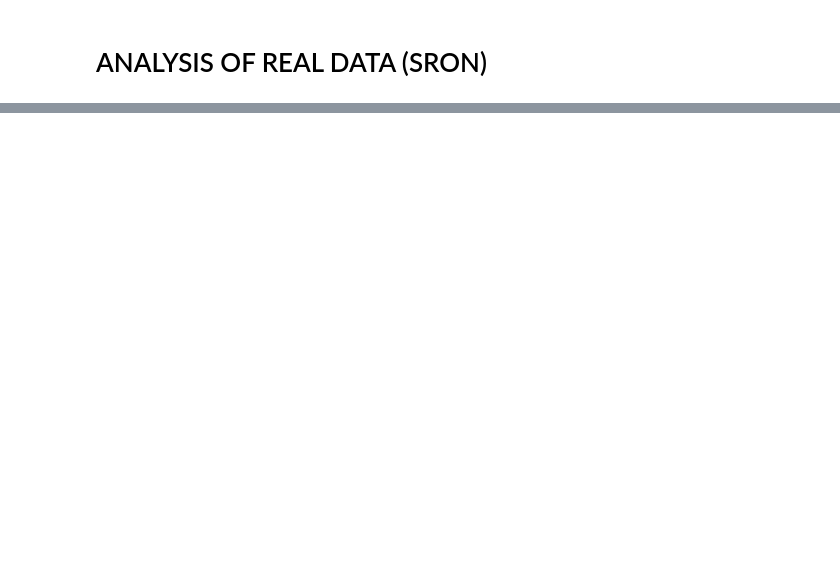
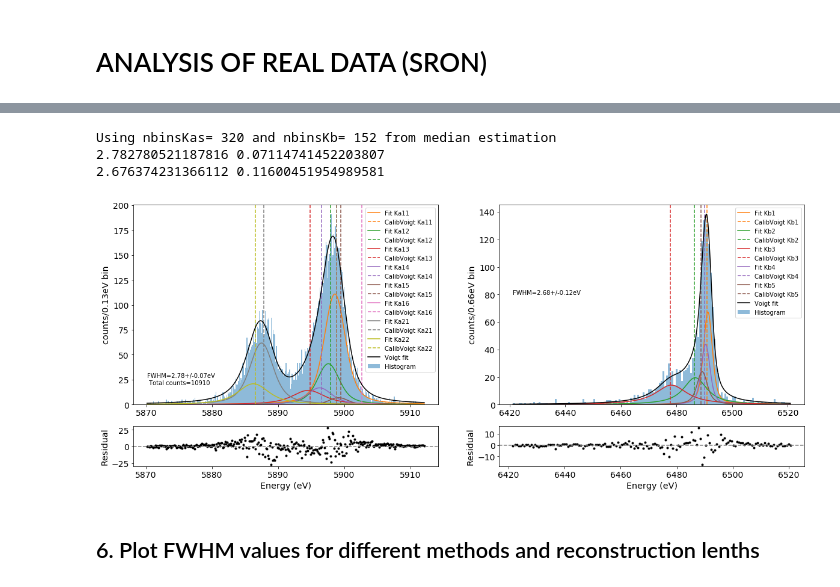
Before and after one commit to mtceballos/SIRENAcode, a Jupyter notebook: realData/h5Files/analysis.ipynb, the cells around one changed output, grey strips where cells are left out. Drawn from its saved outputs; the diff is of its cells as text; code cells hidden in the pictures; blank space fills up the shorter version.

```diff
--- a/realData/h5Files/analysis.ipynb
+++ b/realData/h5Files/analysis.ipynb
@@ -824,0 +176,4 @@ auxpy.fitVoigt2hist(data1=enerKasAbs_HR, data2=enerKbAbs_HR, lines1=MnKas, lines
+# %%
+# library Ka1 creation
+fileph_Ka1 = resDir + "/" + "file_Ka1.fits" # data file with only those single records with Ka1 lines
+libKa1 = resDir + "/" + "library_Ka1_ratio" + str(ratio) + "_8192" +  pBstr + ".fits"
@@ -824,0 +954,11 @@ auxpy.fitVoigt2hist(data1=enerKasAbs_HR, data2=enerKbAbs_HR, lines1=MnKas, lines
+# %%
+%%script false --no-raise-error
+# Plot residuals curve to select best number of bins for Kas and Kb
+plt.clf()
+fig = plt.figure(figsize=(20, 6))
+ax1 = fig.add_subplot(1,2,1)
+ax2 = fig.add_subplot(1,2,2)
+fitVoigt2hist(data=enerKas_HR_jitter_bsln, lines=MnKas, nbins=np.arange(50,400,5), ax0=ax1)
+ax1.set_title("MnKas")
+fitVoigt2hist(data=enerKb_HR_jitter_bsln, lines=MnKb, nbins=np.arange(50,200,1), ax0=ax2)
+ax2.set_title("MnKb")
@@ -824,0 +1047,42 @@ auxpy.fitVoigt2hist(data1=enerKasAbs_HR, data2=enerKbAbs_HR, lines1=MnKas, lines
+# %%
+#%%script false --no-raise-error
+
+# Plot representative (median) fitting
+fig = plt.figure(figsize=(20, 8))
+ax1 = fig.add_subplot(1,2,1)
+ax2 = fig.add_subplot(1,2,2)
+print("Using nbinsKas=", nbinsKas, "and nbinsKb=", nbinsKb, "from median estimation")
+
+nlines_Kas = MnKas.getNumber()
+nlines_Kb = MnKb.getNumber()
+nlines = nlines_Kas + nlines_Kb
+lines_centres_vv = np.zeros(nlines)
+
+fwhm_G, err_fwhm_G, vvmod = fitVoigt2hist(data=enerKas_HR_jitter_bsln, lines=MnKas, nbins=int(nbinsKas), ax0=ax1)
+print(fwhm_G, err_fwhm_G)
+for i in range(nlines_Kas):
+     lines_centres_vv[i] = vvmod.param_sets[i*4][0]
+
+#nbinsKb=100
+fwhm_G, err_fwhm_G, vvmod = fitVoigt2hist(data=enerKb_HR_jitter_bsln, lines=MnKb, nbins=int(nbinsKb), ax0=ax2)
+print(fwhm_G, err_fwhm_G)
+for i in range(nlines_Kb):
+    j = i + nlines_Kas
+    lines_centres_vv[j] = vvmod.param_sets[i*4][0]
+
+x1 = min(enerKas_HR_jitter_bsln)
+y1 = 20
+ax1.text(x1,y1, "FWHM=" + txt_Kas + "\n Total counts=" + str(len(enerKas_HR_jitter_bsln)))
+ax1.axvline(MnKas.energies_eV[0], ls="--", color="gray")
+
+x2 = min(enerKb_HR_jitter_bsln)
+y2 = 80
+ax2.text(x2,y2, "FWHM=" + txt_Kb)
+
+outfig=resDir + "/fit_" + "pL" + str(plen) + "_" + method + str(oflen) + pBstr + "_jitter_bsln.png"
+fig.savefig(outfig)
+# %% [output]
+Using nbinsKas= 320 and nbinsKb= 152 from median estimation
+2.782780521187816 0.07114741452203807
+2.676374231366112 0.11600451954989581
+[figure, added]
@@ -824,0 +1108,2 @@ auxpy.fitVoigt2hist(data1=enerKasAbs_HR, data2=enerKbAbs_HR, lines1=MnKas, lines
+# %% [markdown]
+## 6. Plot FWHM values for different methods and reconstruction lenths
```
Also changed, not shown: parts of 158 cells of this notebook, 31 other files.
